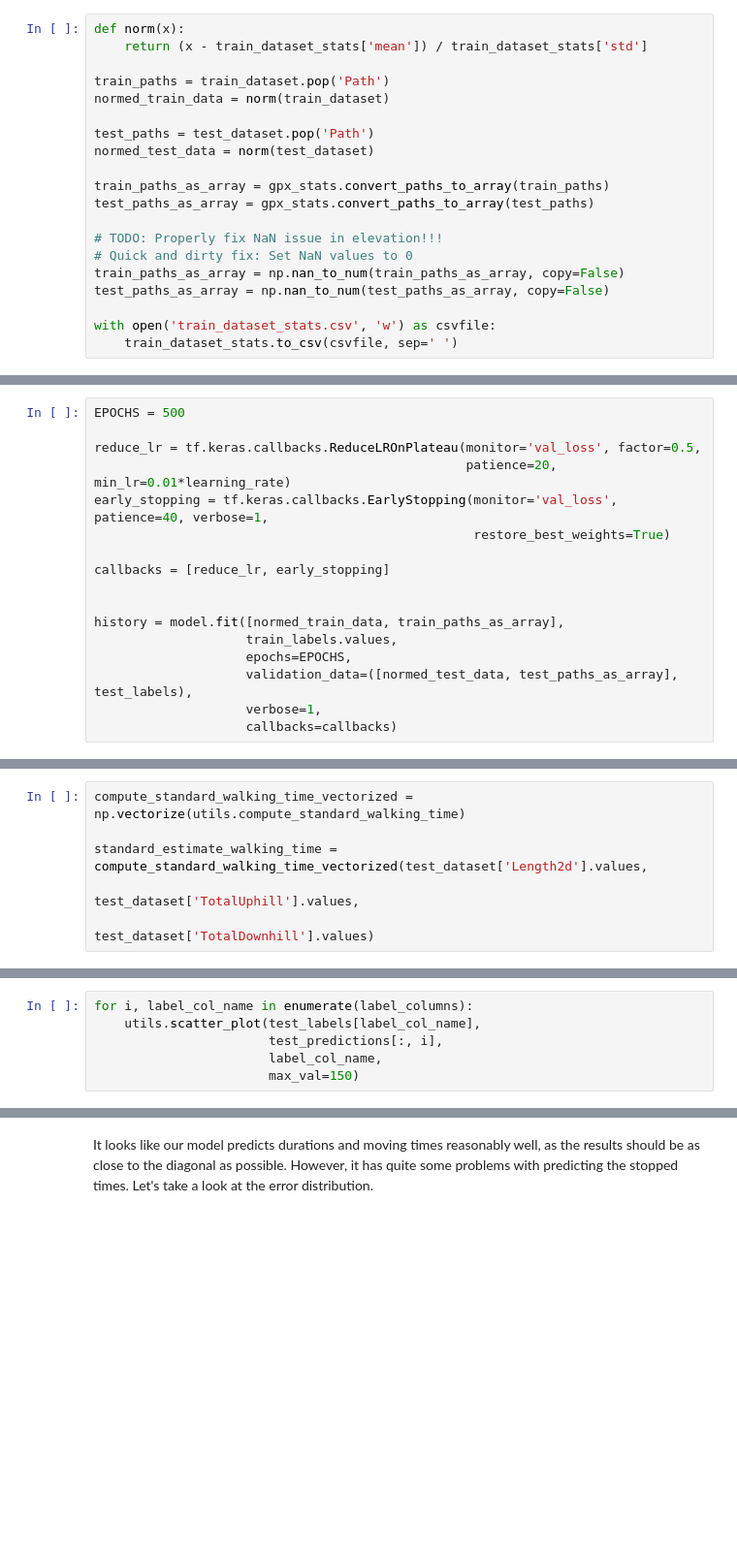
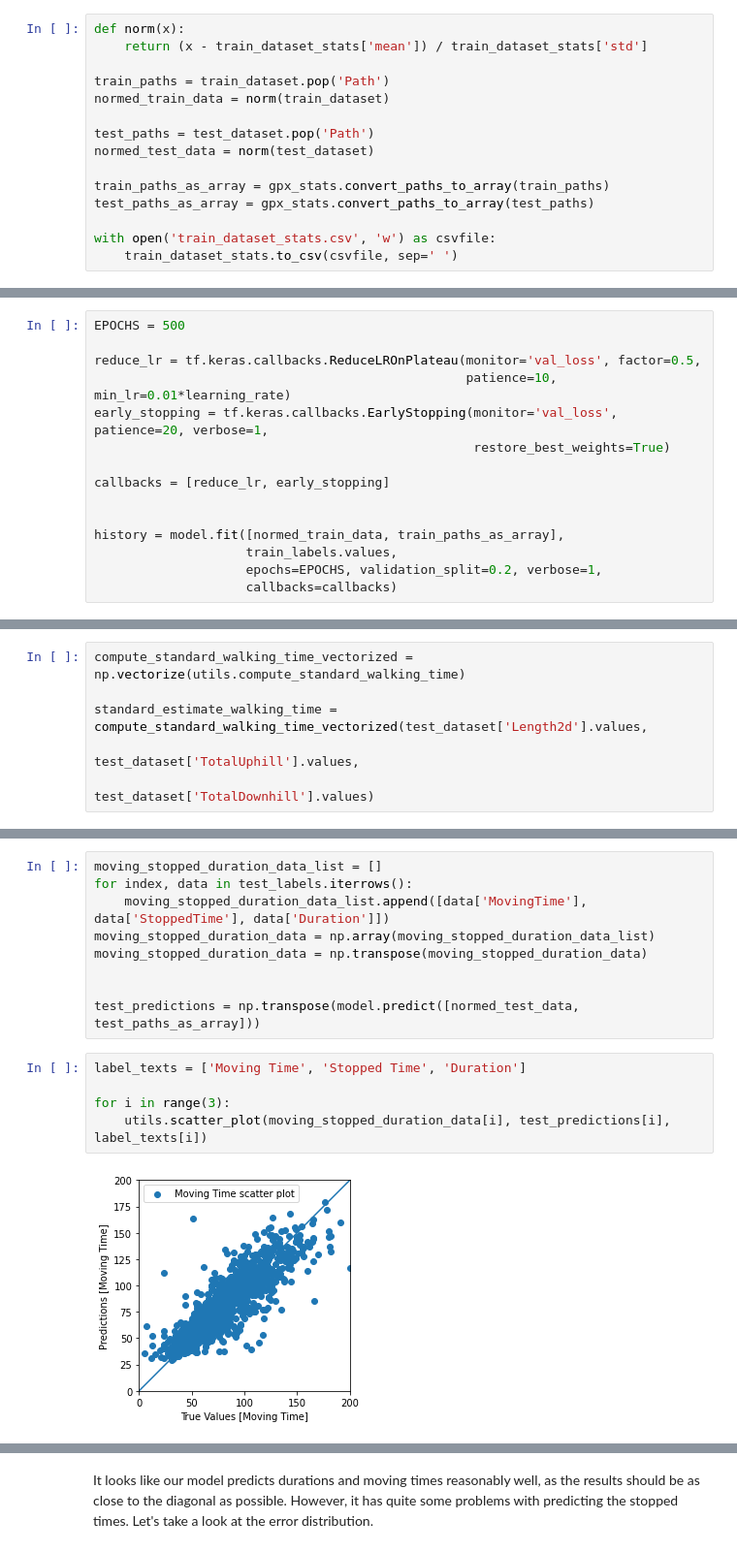
Before and after one commit to ae137/HikingTimePredictor, a Jupyter notebook: hikingTimeRegression_v3.ipynb, the cells around one changed output, grey strips where cells are left out. Shown: that part at 97% size. Drawn from its saved outputs; the diff is of its cells as text; blank space fills up the shorter version.

```diff
--- a/hikingTimeRegression_v3.ipynb
+++ b/hikingTimeRegression_v3.ipynb
@@ -115,11 +126,6 @@ normed_test_data = norm(test_dataset)
 train_paths_as_array = gpx_stats.convert_paths_to_array(train_paths)
 test_paths_as_array = gpx_stats.convert_paths_to_array(test_paths)
 
-# TODO: Properly fix NaN issue in elevation!!!
-# Quick and dirty fix: Set NaN values to 0
-train_paths_as_array = np.nan_to_num(train_paths_as_array, copy=False)
-test_paths_as_array = np.nan_to_num(test_paths_as_array, copy=False)
-
 with open('train_dataset_stats.csv', 'w') as csvfile:
     train_dataset_stats.to_csv(csvfile, sep=' ')
 # %% [markdown]
@@ -189,8 +222,8 @@ Train the model for up to 500 epochs with the training set, and record the train
 EPOCHS = 500
 
 reduce_lr = tf.keras.callbacks.ReduceLROnPlateau(monitor='val_loss', factor=0.5,
-                                                 patience=20, min_lr=0.01*learning_rate)
-early_stopping = tf.keras.callbacks.EarlyStopping(monitor='val_loss', patience=40, verbose=1,
+                                                 patience=10, min_lr=0.01*learning_rate)
+early_stopping = tf.keras.callbacks.EarlyStopping(monitor='val_loss', patience=20, verbose=1,
                                                   restore_best_weights=True)
 
 callbacks = [reduce_lr, early_stopping]
@@ -198,7 +231,5 @@ callbacks = [reduce_lr, early_stopping]
 
 history = model.fit([normed_train_data, train_paths_as_array],
                     train_labels.values,
-                    epochs=EPOCHS,
-                    validation_data=([normed_test_data, test_paths_as_array], test_labels),
-                    verbose=1,
+                    epochs=EPOCHS, validation_split=0.2, verbose=1,
                     callbacks=callbacks)
@@ -225,6 +285,16 @@ test_predictions = model.predict([normed_test_data, test_paths_as_array])
-# %%
-for i, label_col_name in enumerate(label_columns):
-    utils.scatter_plot(test_labels[label_col_name],
-                       test_predictions[:, i],
-                       label_col_name,
-                       max_val=150)
+# %%
+moving_stopped_duration_data_list = []
+for index, data in test_labels.iterrows():
+    moving_stopped_duration_data_list.append([data['MovingTime'], data['StoppedTime'], data['Duration']])
+moving_stopped_duration_data = np.array(moving_stopped_duration_data_list)
+moving_stopped_duration_data = np.transpose(moving_stopped_duration_data)
+
+
+test_predictions = np.transpose(model.predict([normed_test_data, test_paths_as_array]))
+# %%
+label_texts = ['Moving Time', 'Stopped Time', 'Duration']
+
+for i in range(3):
+    utils.scatter_plot(moving_stopped_duration_data[i], test_predictions[i], label_texts[i])
+# %% [output]
+[figure, added]
```
Also changed, not shown: parts of 23 cells of this notebook, 13 other files.
